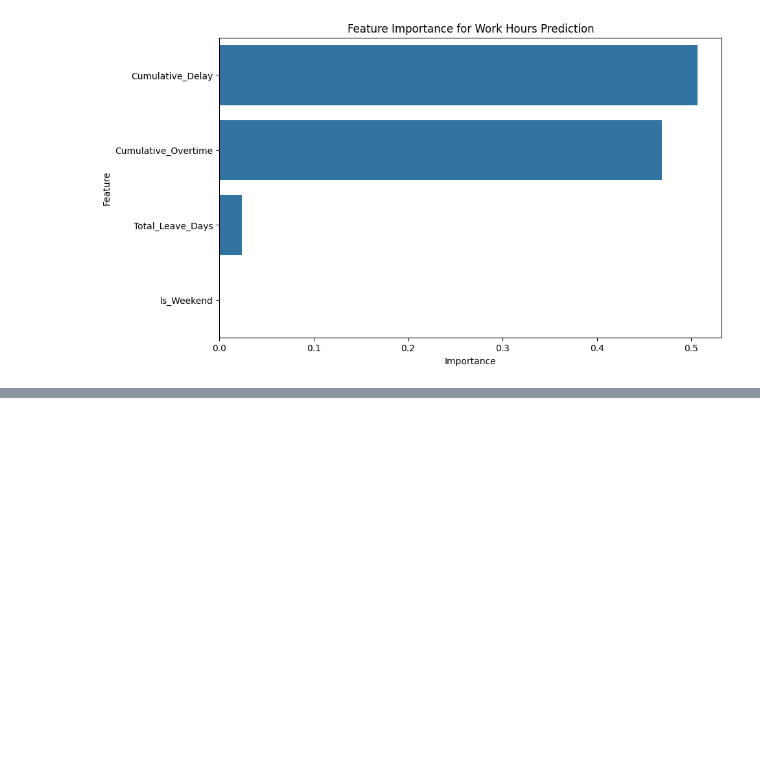
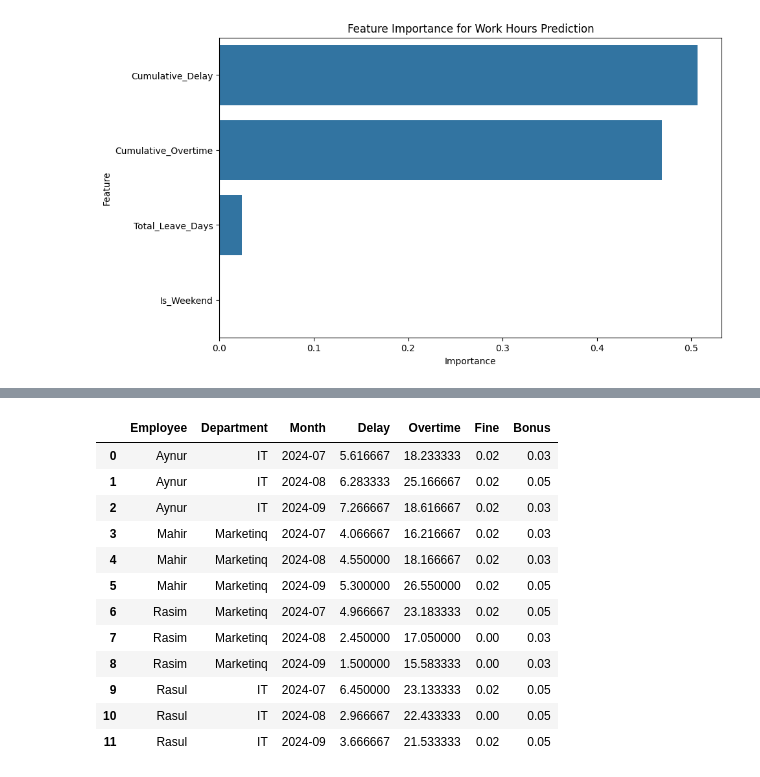
Before and after one commit to Ismat-Samadov/ICTA_DataAnalyst, a Jupyter notebook: analyse.ipynb, the cells around one changed output, grey strips where cells are left out. Saved outputs shown, nothing was run; the diff lists cells and outputs as text; code cells hidden in the pictures; blank space fills up the shorter version.

```diff
--- a/analyse.ipynb
+++ b/analyse.ipynb
@@ -487,0 +491,96 @@ final_data.to_excel(excel_file_path, index=False)
+# %%
+import pandas as pd
+
+# Load the Excel files for attendance, holiday, and permission data
+attendance_data = pd.read_excel('data/attendance.xlsx')
+holiday_data = pd.read_excel('data/holiday.xlsx')
+permission_data = pd.read_excel('data/permission.xlsx')
+
+# Convert Entry and Exit times to datetime so we can calculate work hours
+attendance_data['Entry'] = pd.to_datetime(attendance_data['Entry'], format='%H:%M')
+attendance_data['Exit'] = pd.to_datetime(attendance_data['Exit'], format='%H:%M')
+
+# Calculate the total work hours (difference between Exit and Entry times)
+attendance_data['Work_Hours'] = (attendance_data['Exit'] - attendance_data['Entry']).dt.total_seconds() / 3600
+
+# Calculate Overtime and Delay for each employee
+attendance_data['Overtime'] = attendance_data['Work_Hours'] - 8
+attendance_data['Overtime'] = attendance_data['Overtime'].apply(lambda x: x if x > 0 else 0)  # Only positive overtime
+attendance_data['Delay'] = 8 - attendance_data['Work_Hours']
+attendance_data['Delay'] = attendance_data['Delay'].apply(lambda x: x if x > 0 else 0)  # Only positive delay
+
+# Convert permission Start and End times to datetime to calculate permission hours
+permission_data['Start'] = pd.to_datetime(permission_data['Start'], format='%H:%M:%S')
+permission_data['End'] = pd.to_datetime(permission_data['End'], format='%H:%M:%S')
+permission_data['Permission_Hours'] = (permission_data['End'] - permission_data['Start']).dt.total_seconds() / 3600
+
+# Merge attendance data with permission hours (if any)
+attendance_with_permission = pd.merge(attendance_data,
+                                      permission_data[['Date', 'Department', 'Employee', 'Permission_Hours']],
+                                      on=['Date', 'Department', 'Employee'], how='left')
+
+# Adjust the work hours by subtracting the permission hours (if they exist)
+attendance_with_permission['Adjusted_Work_Hours'] = attendance_with_permission['Work_Hours'] - attendance_with_permission['Permission_Hours'].fillna(0)
+
+# Mark leave days from the holiday data
+holiday_data['Start'] = pd.to_datetime(holiday_data['Start'])
+holiday_data['End'] = pd.to_datetime(holiday_data['End'])
+
+# Create a list of all leave dates from holiday data (all days between the start and end of leave)
+leave_dates = []
+for idx, row in holiday_data.iterrows():
+    leave_dates += pd.date_range(row['Start'], row['End']).to_list()
+
+# Mark 'On_Leave' if the employee's date is within the leave dates
+attendance_with_permission['On_Leave'] = attendance_with_permission['Date'].isin(leave_dates)
+
+# Mark weekends (Saturday and Sunday) for exclusion from leave calculations
+attendance_with_permission['Date'] = pd.to_datetime(attendance_with_permission['Date'])
+attendance_with_permission['Is_Weekend'] = attendance_with_permission['Date'].dt.weekday >= 5  # Saturday (5) and Sunday (6)
+
+# Filter out leave days that fall on weekends (we don't count leave on non-working days)
+attendance_with_permission = attendance_with_permission[~(attendance_with_permission['On_Leave'] & attendance_with_permission['Is_Weekend'])]
+
+# Extract the month for monthly calculations
+attendance_with_permission['Month'] = attendance_with_permission['Date'].dt.to_period('M')
+
+# Group by Employee and Month, summing up Delay and Overtime per month
+monthly_data = attendance_with_permission.groupby(['Employee', 'Department', 'Month']).agg({
+    'Delay': 'sum',
+    'Overtime': 'sum'
+}).reset_index()
+
+# Initialize Fine and Bonus columns
+monthly_data['Fine'] = 0.0
+monthly_data['Bonus'] = 0.0
+
+# Apply fines based on total monthly delay
+monthly_data.loc[monthly_data['Delay'] > 3, 'Fine'] = 0.02  # 2% fine for 3-10 hours delay
+monthly_data.loc[monthly_data['Delay'] > 10, 'Fine'] = 0.03  # 3% fine for 10-20 hours delay
+monthly_data.loc[monthly_data['Delay'] > 20, 'Fine'] = 0.05  # 5% fine for more than 20 hours delay
+
+# Apply bonuses based on total monthly overtime
+monthly_data.loc[monthly_data['Overtime'] > 3, 'Bonus'] = 0.02  # 2% bonus for 3-10 hours overtime
+monthly_data.loc[monthly_data['Overtime'] > 10, 'Bonus'] = 0.03  # 3% bonus for 10-20 hours overtime
+monthly_data.loc[monthly_data['Overtime'] > 20, 'Bonus'] = 0.05  # 5% bonus for more than 20 hours overtime
+
+# Save the final dataset with fines and bonuses to an Excel file
+excel_file_path = 'data/monthly_fines_bonuses.xlsx'
+monthly_data.to_excel(excel_file_path, index=False)
+
+# Display the final monthly dataset for reference
+monthly_data
+# %% [output]
+|  | Employee | Department | Month | Delay | Overtime | Fine | Bonus |
+| 0 | Aynur | IT | 2024-07 | 5.616667 | 18.233333 | 0.02 | 0.03 |
+| 1 | Aynur | IT | 2024-08 | 6.283333 | 25.166667 | 0.02 | 0.05 |
+| 2 | Aynur | IT | 2024-09 | 7.266667 | 18.616667 | 0.02 | 0.03 |
+| 3 | Mahir | Marketinq | 2024-07 | 4.066667 | 16.216667 | 0.02 | 0.03 |
+| 4 | Mahir | Marketinq | 2024-08 | 4.550000 | 18.166667 | 0.02 | 0.03 |
+| 5 | Mahir | Marketinq | 2024-09 | 5.300000 | 26.550000 | 0.02 | 0.05 |
+| 6 | Rasim | Marketinq | 2024-07 | 4.966667 | 23.183333 | 0.02 | 0.05 |
+| 7 | Rasim | Marketinq | 2024-08 | 2.450000 | 17.050000 | 0.00 | 0.03 |
+| 8 | Rasim | Marketinq | 2024-09 | 1.500000 | 15.583333 | 0.00 | 0.03 |
+| 9 | Rasul | IT | 2024-07 | 6.450000 | 23.133333 | 0.02 | 0.05 |
+| 10 | Rasul | IT | 2024-08 | 2.966667 | 22.433333 | 0.00 | 0.05 |
+| 11 | Rasul | IT | 2024-09 | 3.666667 | 21.533333 | 0.02 | 0.05 |
```
Also changed, not shown: parts of 3 cells of this notebook, 2 other files.
